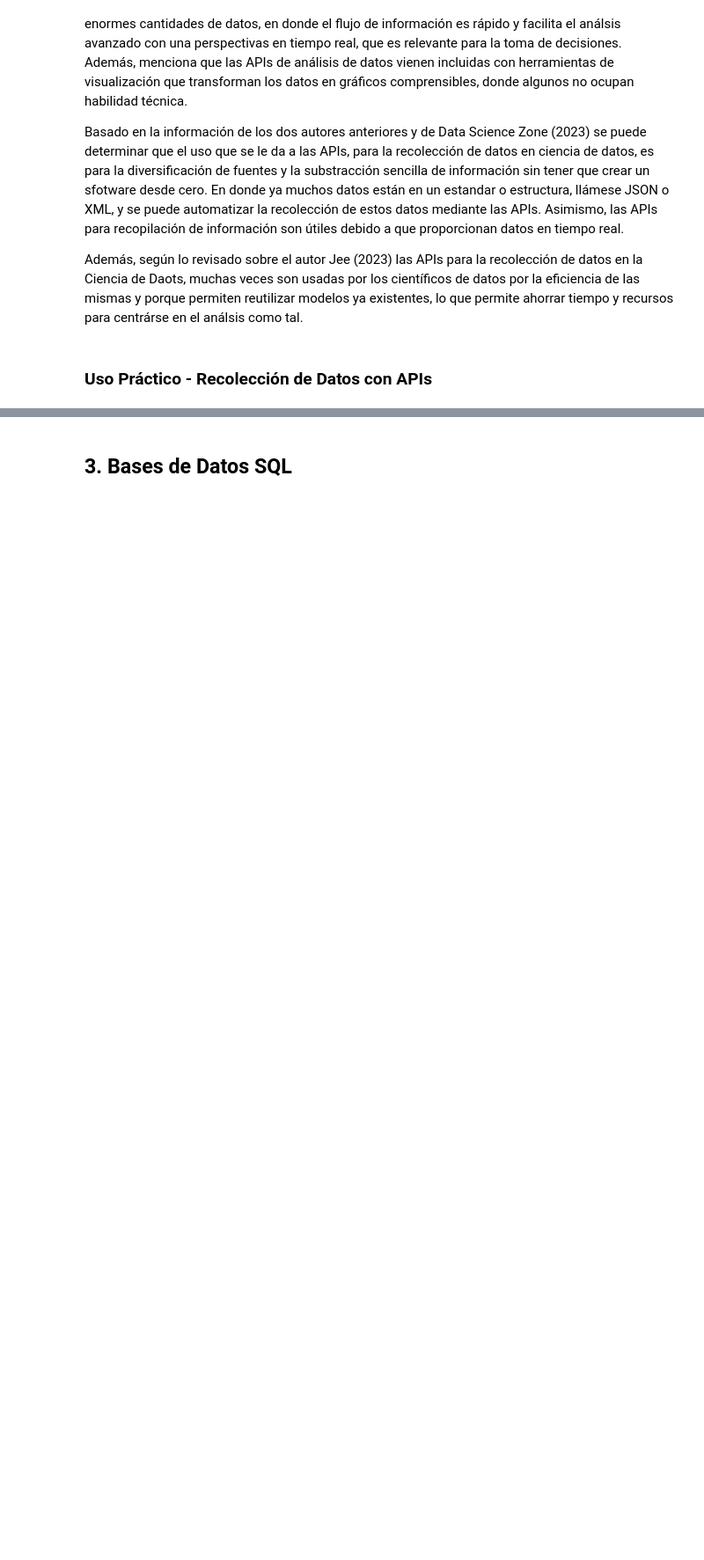
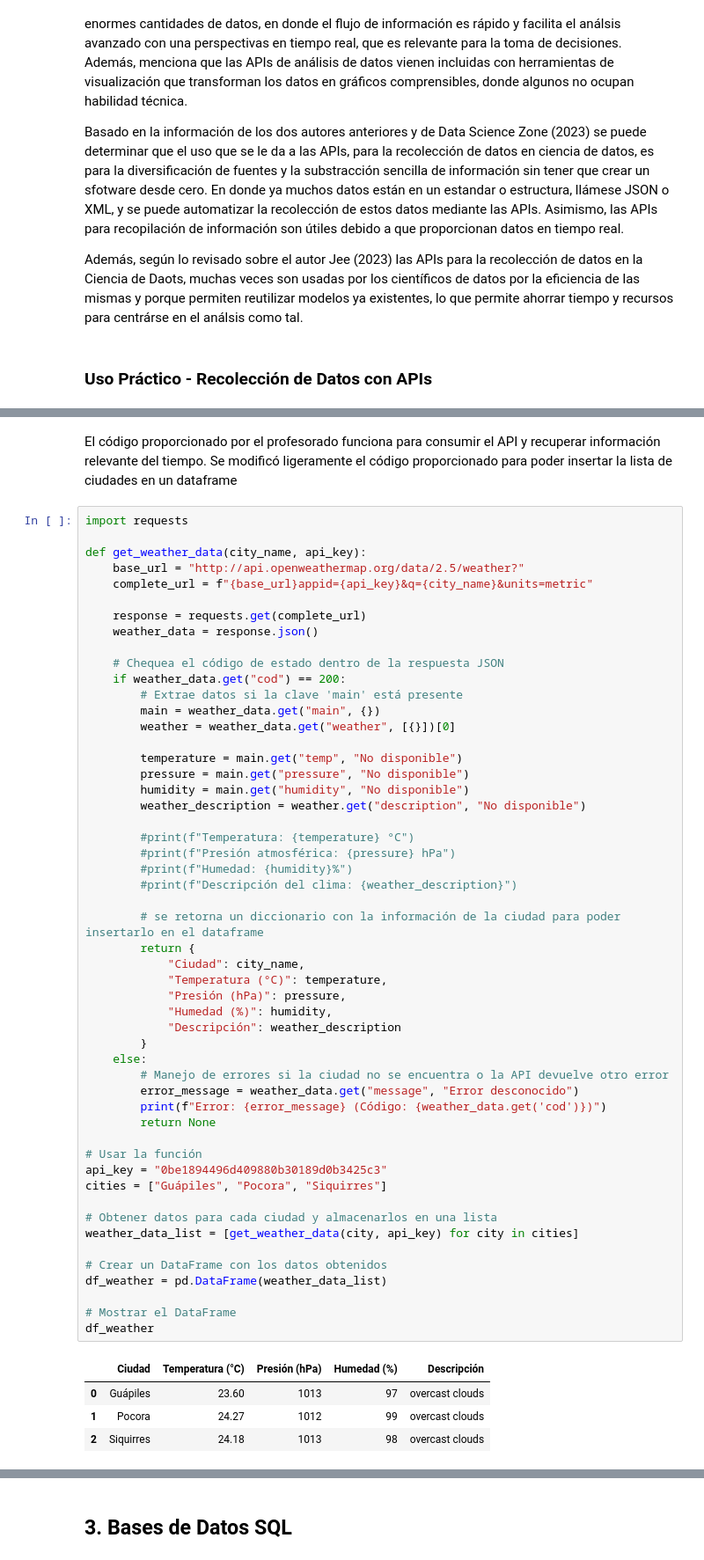
Before and after one commit to calerovillalobos10/Recolectar_Datos_Python, a Jupyter notebook: Tarea1_Recolección_y_acceso_a_los_datos.ipynb, the cells around one changed output, grey strips where cells are left out. Shown at 88% size. Cells and saved outputs as stored; diff of their text form; blank space fills up the shorter version.

```diff
--- a/Tarea1_Recolección_y_acceso_a_los_datos.ipynb
+++ b/Tarea1_Recolección_y_acceso_a_los_datos.ipynb
@@ -38,0 +131,59 @@ Además, según lo revisado sobre el autor Jee (2023) las APIs para la recolecci
+# %% [markdown]
+El código proporcionado por el profesorado funciona para consumir el API y recuperar información relevante del tiempo. Se modificó ligeramente el código proporcionado para poder insertar la lista de ciudades en un dataframe
+# %%
+import requests
+
+def get_weather_data(city_name, api_key):
+    base_url = "http://api.openweathermap.org/data/2.5/weather?"
+    complete_url = f"{base_url}appid={api_key}&q={city_name}&units=metric"
+
+    response = requests.get(complete_url)
+    weather_data = response.json()
+
+    # Chequea el código de estado dentro de la respuesta JSON
+    if weather_data.get("cod") == 200:
+        # Extrae datos si la clave 'main' está presente
+        main = weather_data.get("main", {})
+        weather = weather_data.get("weather", [{}])[0]
+
+        temperature = main.get("temp", "No disponible")
+        pressure = main.get("pressure", "No disponible")
+        humidity = main.get("humidity", "No disponible")
+        weather_description = weather.get("description", "No disponible")
+
+        #print(f"Temperatura: {temperature} °C")
+        #print(f"Presión atmosférica: {pressure} hPa")
+        #print(f"Humedad: {humidity}%")
+        #print(f"Descripción del clima: {weather_description}")
+
+        # se retorna un diccionario con la información de la ciudad para poder insertarlo en el dataframe
+        return {
+            "Ciudad": city_name,
+            "Temperatura (°C)": temperature,
+            "Presión (hPa)": pressure,
+            "Humedad (%)": humidity,
+            "Descripción": weather_description
+        }
+    else:
+        # Manejo de errores si la ciudad no se encuentra o la API devuelve otro error
+        error_message = weather_data.get("message", "Error desconocido")
+        print(f"Error: {error_message} (Código: {weather_data.get('cod')})")
+        return None
+
+# Usar la función
+api_key = "0be1894496d409880b30189d0b3425c3"
+cities = ["Guápiles", "Pocora", "Siquirres"]
+
+# Obtener datos para cada ciudad y almacenarlos en una lista
+weather_data_list = [get_weather_data(city, api_key) for city in cities]
+
+# Crear un DataFrame con los datos obtenidos
+df_weather = pd.DataFrame(weather_data_list)
+
+# Mostrar el DataFrame
+df_weather
+# %% [output]
+|  | Ciudad | Temperatura (°C) | Presión (hPa) | Humedad (%) | Descripción |
+| 0 | Guápiles | 23.60 | 1013 | 97 | overcast clouds |
+| 1 | Pocora | 24.27 | 1012 | 99 | overcast clouds |
+| 2 | Siquirres | 24.18 | 1013 | 98 | overcast clouds |
```
Also changed, not shown: parts of 63 cells of this notebook.
